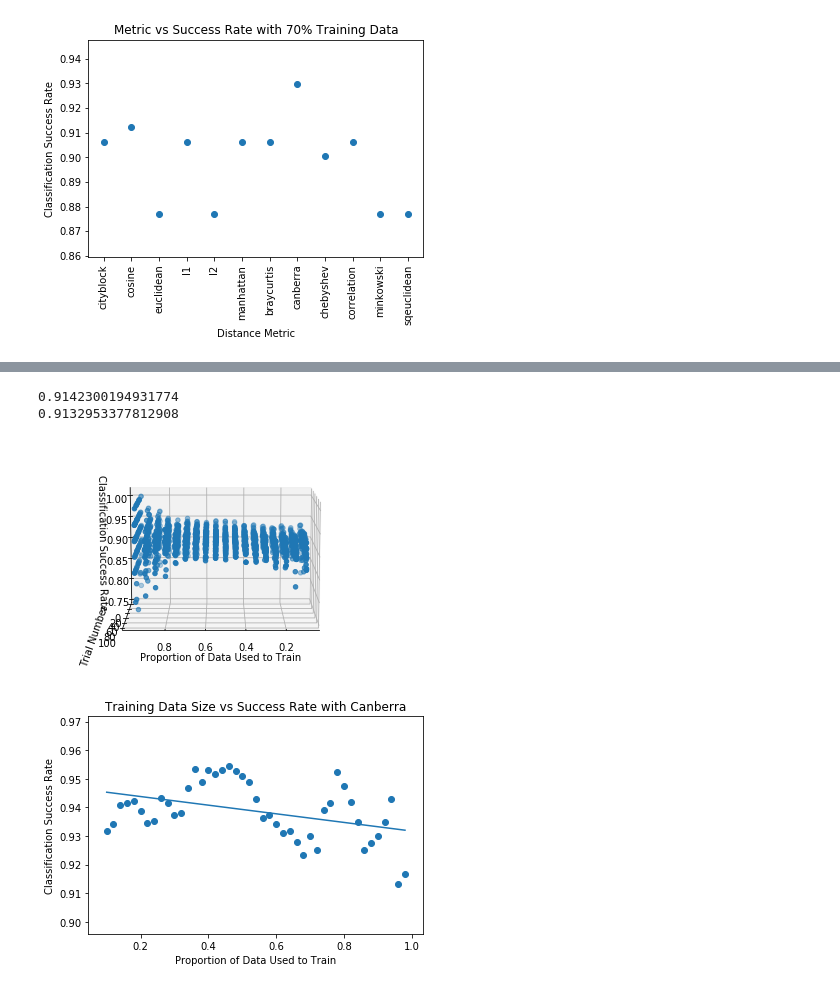
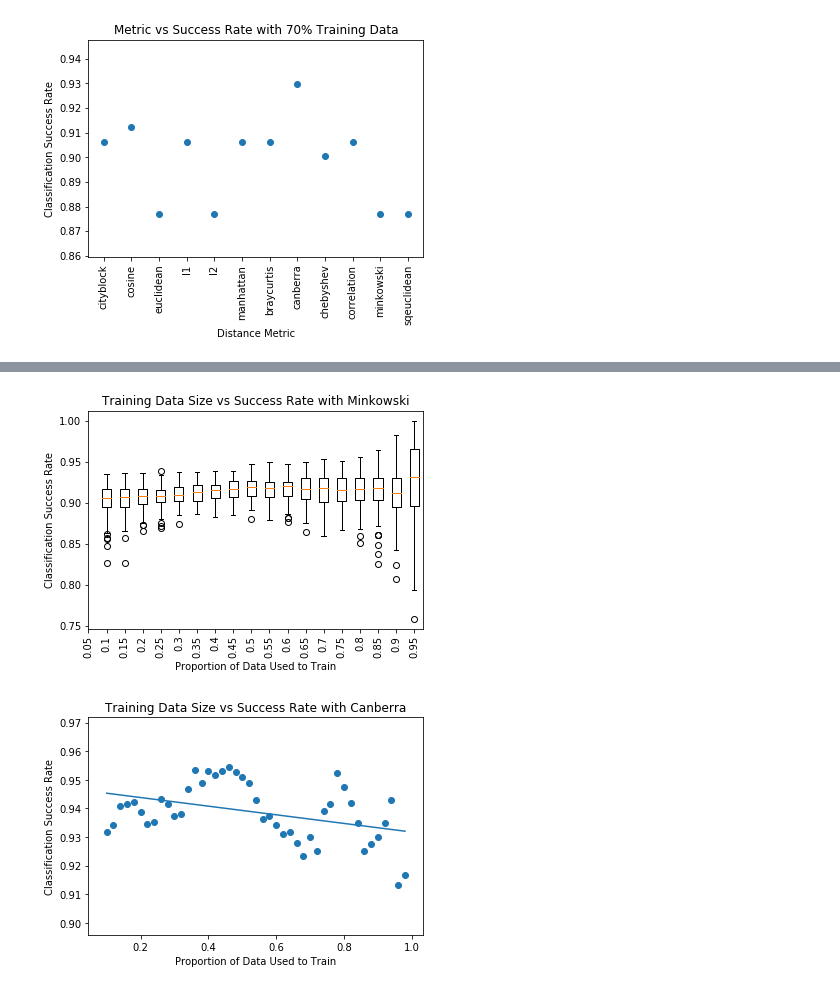
Before and after one commit to einstein9998/Internship, a Jupyter notebook: Iris.ipynb, the cells around one changed output, grey strips where cells are left out. Drawn from its saved outputs; the diff is of its cells as text; code cells hidden in the pictures.

```diff
--- a/Iris.ipynb
+++ b/Iris.ipynb
@@ -310,15 +310,17 @@ plt.show()
 #Let's vary the random seed
 x = []
 y = []
-for seed in np.arange(300):
+for seed in np.arange(1000):
     _, success = nearestNeighborsTest(iris.data, iris.target, trainingSplit=0.7, seed=seed)
     x.append(seed)
     y.append(success)
 
 plt.figure(4)
-plt.xlabel("Trial Number")
+#plt.xlabel("Trial Number")
 plt.ylabel("Classification Success Rate")
 plt.title("Variation in Success Rate with Minkowski, 70% training data")
-plt.scatter(x, y)
+# plt.scatter(x, y)
+# plt.show()
+plt.boxplot(y)
 plt.show()
 # %% [output]
@@ -528,34 +554,52 @@ plt.show()
 # %%
 #varying both the training data size and the random seed
 
-x = []
-y = []
-z = []
+# x = []
+# y = []
+# z = []
 
-for split in np.arange(0.1, 1.0, 0.05):
-    for seed in np.arange(100):
-        _, success = nearestNeighborsTest(b.data, b.target, trainingSplit=split, seed=seed)
-        x.append(split)
-        y.append(seed)
-        z.append(success)
+# for split in np.arange(0.1, 1.0, 0.05):
+#     for seed in np.arange(100):
+#         _, success = nearestNeighborsTest(b.data, b.target, trainingSplit=split, seed=seed, metric='canberra')
+#         x.append(split)
+#         y.append(seed)
+#         z.append(success)
 
 
 
-from mpl_toolkits.mplot3d import Axes3D
+# from mpl_toolkits.mplot3d import Axes3D
 
-fig = plt.figure()
-ax = fig.add_subplot(111, projection='3d')
-ax.scatter(x, y, z)
-ax.set_xlabel("Proportion of Data Used to Train")
-ax.set_ylabel("Trial Number")
-ax.set_zlabel("Classification Success Rate")
-print(np.median(z))
-print(np.mean(z))
-ax.view_init(elev=10., azim=90)
+# fig = plt.figure()
+# ax = fig.add_subplot(111, projection='3d')
+# ax.scatter(x, y, z)
+# ax.set_xlabel("Proportion of Data Used to Train")
+# ax.set_ylabel("Trial Number")
+# ax.set_zlabel("Classification Success Rate")
+# print(np.median(z))
+# print(np.mean(z))
+# ax.view_init(elev=10., azim=90)
+
+plots = []
+labels = ['0.05']
+
+for split in np.arange(0.1, 1.0, 0.05):
+    x = []
+    labels.append(str(round(split, 2)))
+    for seed in np.arange(100):
+        _, success = nearestNeighborsTest(b.data, b.target, trainingSplit=split, seed=seed)
+        x.append(success)
+    plots.append(x)
+
+plt.figure()
+plt.boxplot(plots)
+plt.xticks(range(len(labels)), labels, rotation=90)
+plt.xlabel("Proportion of Data Used to Train")
+plt.ylabel("Classification Success Rate")
+plt.title("Training Data Size vs Success Rate with Minkowski")
+
+plt.show()
 # %% [output]
-0.9142300194931774
-0.9132953377812908
-[figure, old version]
+[figure, new version]
 # %%
 #More variability if the training proportion is greater than 0.8, which is expected
 #Interesting that increasing the proportion doesn't seem to make much effect past 0.2
```
Also changed, not shown: parts of 6 cells of this notebook.
